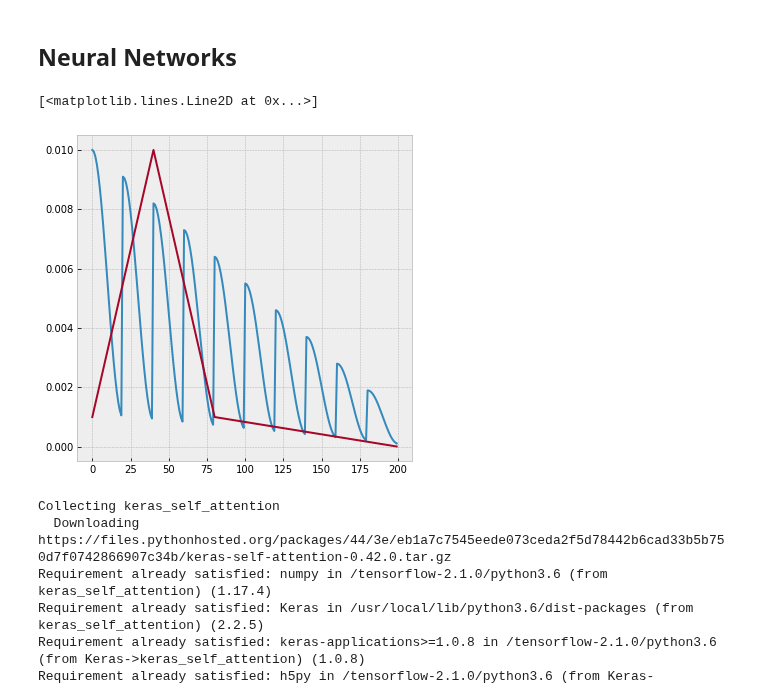
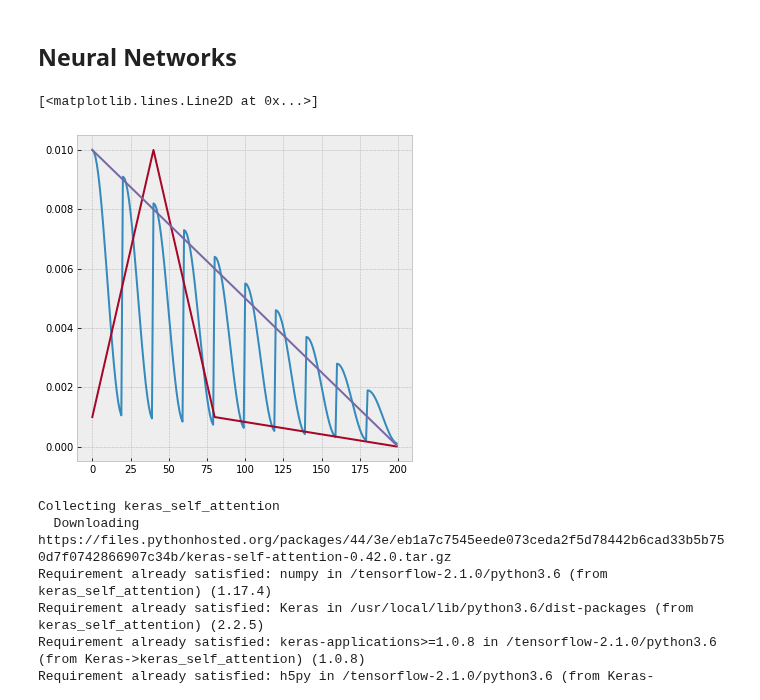
Before and after one commit to ABV-Hub/crowdanalytix, a Jupyter notebook: workinprogress.ipynb, the cells around one changed output. Drawn from its saved outputs; the diff is of its cells as text; code cells hidden in the pictures.

```diff
--- a/workinprogress.ipynb
+++ b/workinprogress.ipynb
@@ -219,31 +219,36 @@ def plot_history(history, metric_names):
 # %%
 def annealing(x, cycle=20, max_lr=1e-2, min_lr=1e-3, epoches=200):
   decay_max = (max_lr - min_lr)*(x // cycle)/(epoches // cycle)
   max_lr = max_lr - decay_max
   decay_min = (min_lr-0)*(x // cycle)/(epoches // cycle)
   min_lr = min_lr - decay_min
   return min_lr + (max_lr - min_lr) * (1 + math.cos(np.pi * (x % cycle)/cycle)) / 2
 
 def onecycle(x, cycle=80, max_lr=1e-2, min_lr=1e-3, epoches=200):
   halfcycle = cycle//2
   if x > cycle:
     lr = ((epoches-x)/epoches*epoches/(epoches-cycle))*(min_lr)
   elif x > halfcycle:
     lr = ((halfcycle-x)/halfcycle)*(max_lr-min_lr) + max_lr
   else:
     lr = (x/halfcycle)*(max_lr-min_lr) + min_lr
+  return lr
 
-  return lr
+def linear(x, max_lr=1e-2, min_lr=1e-3, epoches=200):
+  return ((epoches-x)/epoches)*(max_lr)
 
 a = list(range(200))
 b = [ annealing(x) for x in a ]
 c = [ onecycle(x) for x in a ]
+d = [ linear(x) for x in a ]
+
 
 plt.plot(a, b)
 plt.plot(a, c)
+plt.plot(a, d)
 # %% [output]
 [<matplotlib.lines.Line2D at 0x...>]
-[figure, old version]
+[figure, new version]
 # %%
 plt.semilogx(history.history["lr"], history.history["loss"])
 #plt.axis([1e-3, 1e-2, 0, 1])
```
Also changed, not shown: parts of 3 cells of this notebook.
